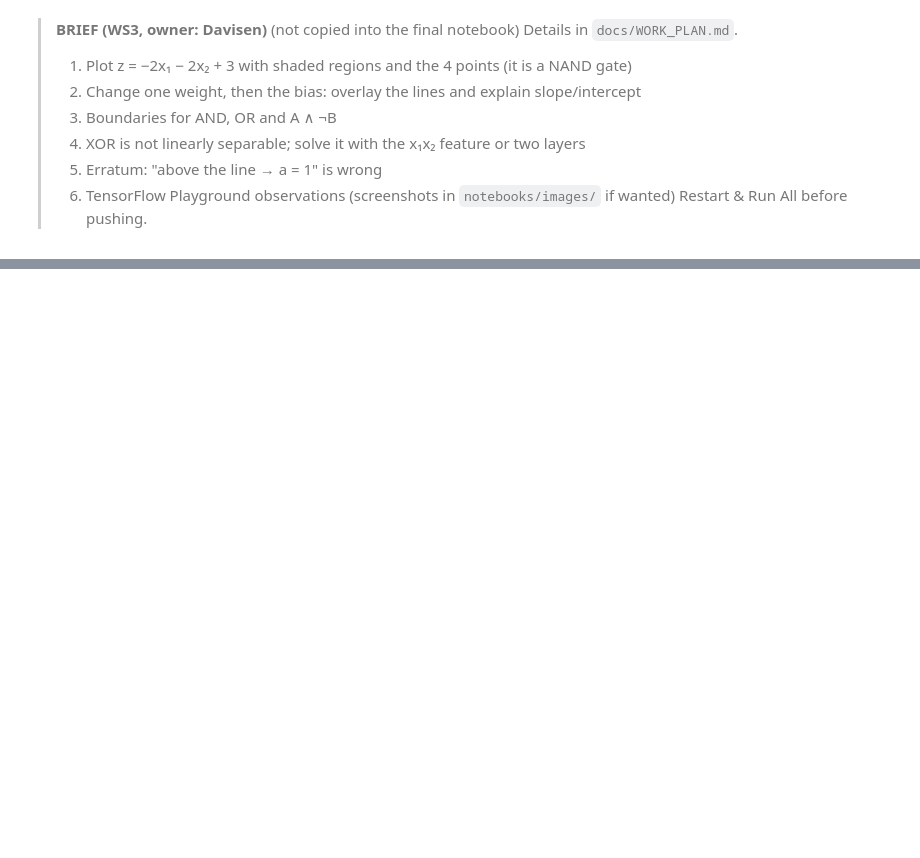
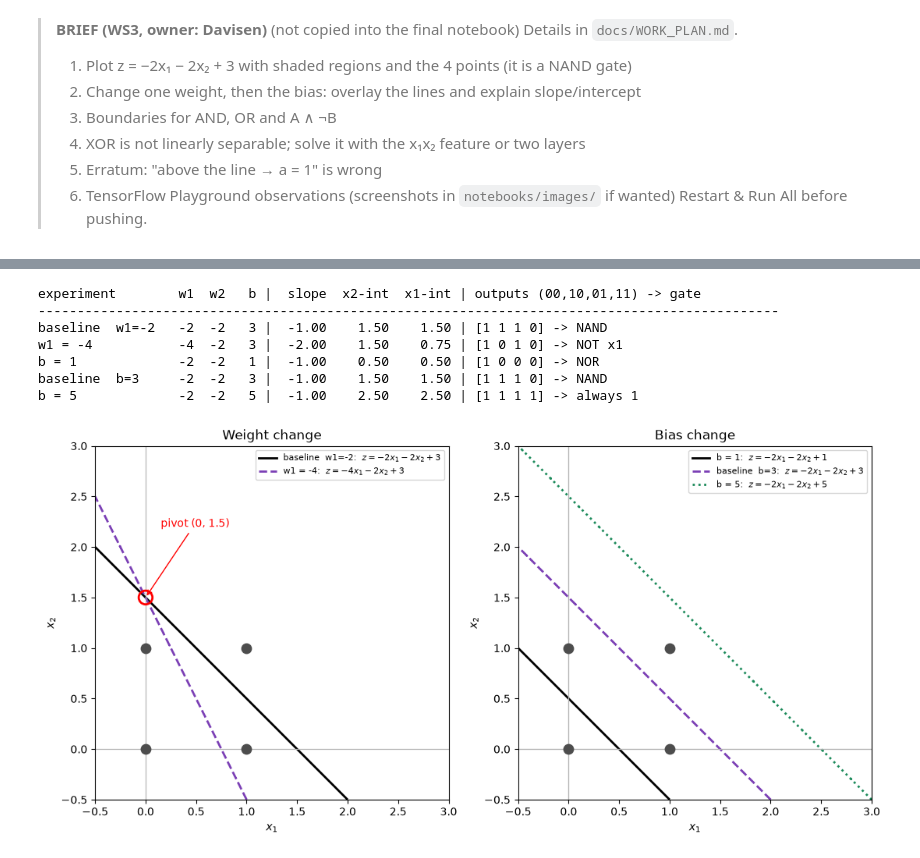
Before and after one commit to Namypark/cscn8010-perceptron-lab, a Jupyter notebook: workstreams/ws3_decision_boundary_xor.ipynb, the cells around one changed output, grey strips where cells are left out. Drawn from its saved outputs; the diff is of its cells as text; code cells hidden in the pictures; blank space fills up the shorter version.

```diff
--- a/workstreams/ws3_decision_boundary_xor.ipynb
+++ b/workstreams/ws3_decision_boundary_xor.ipynb
@@ -30,0 +149,47 @@ import matplotlib.pyplot as plt
+# %%
+def line_info(w, b):
+    w1, w2 = w
+    return -w1 / w2, -b / w2, -b / w1      # slope, x2-intercept, x1-intercept
+
+def gate_name(a):
+    names = {(1,1,1,0): "NAND", (0,0,0,1): "AND", (0,1,1,1): "OR", (1,0,0,0): "NOR",
+             (1,0,1,0): "NOT x1", (1,1,0,0): "NOT x2", (1,1,1,1): "always 1",
+             (0,0,0,0): "always 0", (0,1,0,0): "x1 AND NOT x2", (0,1,1,0): "XOR"}
+    return names.get(tuple(int(v) for v in a), "other")
+
+experiments = {
+    "Weight change": [((-2, -2), 3, "baseline  w1=-2"), ((-4, -2), 3, "w1 = -4")],
+    "Bias change":   [((-2, -2), 1, "b = 1"), ((-2, -2), 3, "baseline  b=3"), ((-2, -2), 5, "b = 5")],
+}
+
+print(f"{'experiment':<16}{'w1':>4}{'w2':>4}{'b':>4} | {'slope':>6} {'x2-int':>7} {'x1-int':>7} | outputs (00,10,01,11) -> gate")
+print("-" * 95)
+for group, runs in experiments.items():
+    for w, b, label in runs:
+        s, i2, i1 = line_info(w, b)
+        _, a = perceptron(X, w, b)
+        print(f"{label:<16}{w[0]:>4}{w[1]:>4}{b:>4} | {s:>6.2f} {i2:>7.2f} {i1:>7.2f} | {a} -> {gate_name(a)}")
+
+styles = ["-", "--", ":"]
+colours = ["k", "#7b3fb5", "#1b8a5a"]
+fig, axes = plt.subplots(1, 2, figsize=(11, 5.5))
+for ax, (group, runs) in zip(axes, experiments.items()):
+    for k, (w, b, label) in enumerate(runs):
+        plot_boundary(ax, w, b, group, lim=(-0.5, 3.0), shade=False, show_normal=False,
+                      show_points=False, line_kw=dict(colors=colours[k], linestyles=styles[k]))
+        ax.plot([], [], color=colours[k], ls=styles[k], lw=2, label=f"{label}:  $z = {w[0]}x_1 {w[1]:+d}x_2 {b:+d}$")
+    ax.scatter(X[:, 0], X[:, 1], s=80, c="0.3", zorder=3)
+    ax.legend(loc="upper right", fontsize=8)
+axes[0].scatter([0], [1.5], s=160, facecolors="none", edgecolors="r", lw=2, zorder=4)
+axes[0].annotate("pivot (0, 1.5)", (0, 1.5), xytext=(0.15, 2.2), arrowprops=dict(arrowstyle="->", color="r"), color="r")
+plt.tight_layout()
+plt.show()
+# %% [output]
+experiment        w1  w2   b |  slope  x2-int  x1-int | outputs (00,10,01,11) -> gate
+-----------------------------------------------------------------------------------------------
+baseline  w1=-2   -2  -2   3 |  -1.00    1.50    1.50 | [1 1 1 0] -> NAND
+w1 = -4           -4  -2   3 |  -2.00    1.50    0.75 | [1 0 1 0] -> NOT x1
+b = 1             -2  -2   1 |  -1.00    0.50    0.50 | [1 0 0 0] -> NOR
+baseline  b=3     -2  -2   3 |  -1.00    1.50    1.50 | [1 1 1 0] -> NAND
+b = 5             -2  -2   5 |  -1.00    2.50    2.50 | [1 1 1 1] -> always 1
+[figure, added]
```
Also changed, not shown: parts of 27 cells of this notebook, 2 other files.
